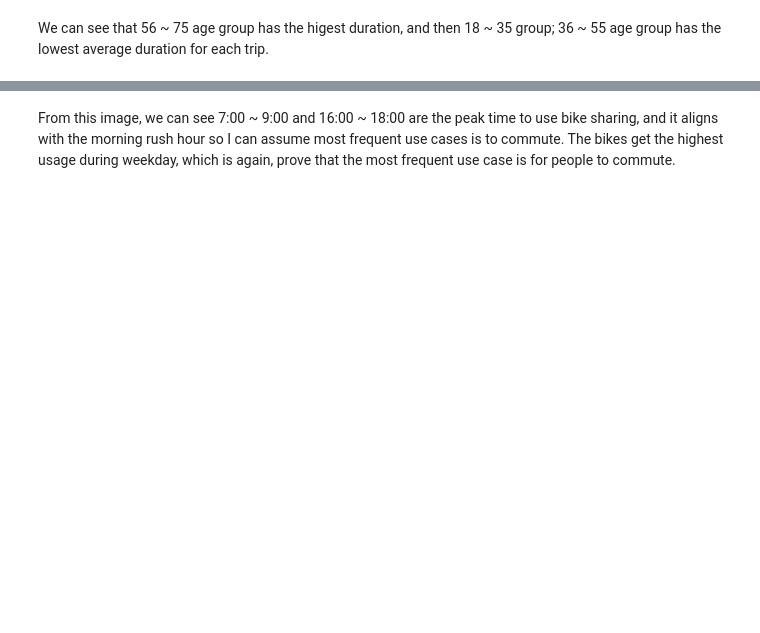
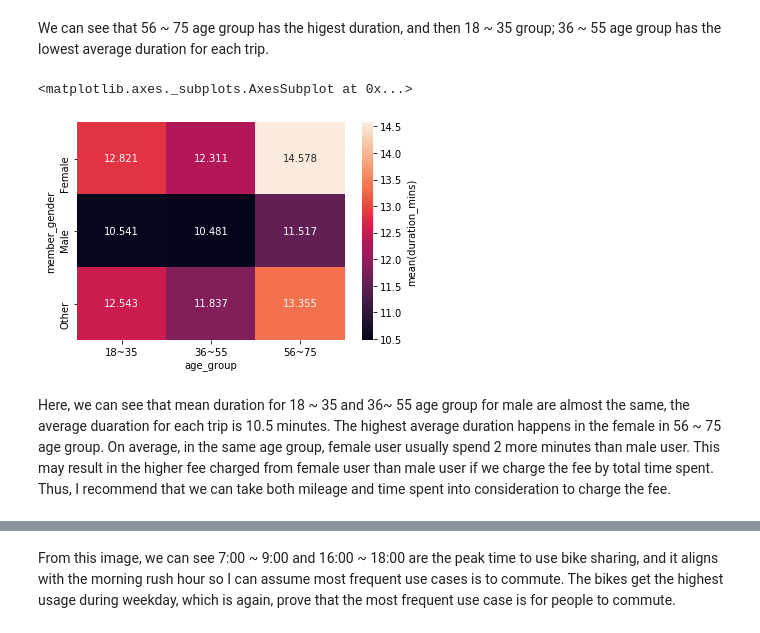
Before and after one commit to amanda1210/Bike_Sharing_Analysis, a Jupyter notebook: Bikesharing Visualization.ipynb, the cells around one changed output, grey strips where cells are left out. Drawn from its saved outputs; the diff is of its cells as text; code cells hidden in the pictures; blank space fills up the shorter version.

```diff
--- a/Bikesharing Visualization.ipynb
+++ b/Bikesharing Visualization.ipynb
@@ -329,5 +347,18 @@ Text(0.5, 1.0, 'Bar chart of duration by age group')
 # %% [markdown]
 We can see that 56 ~ 75 age group has the higest duration, and then 18 ~ 35 group; 36 ~ 55 age group has the lowest average duration for each trip.
+# %%
+# Heatmap for different age_group and gender
+cat_means = bike.groupby(['age_group', 'member_gender']).mean()['duration_mins']
+cat_means = cat_means.reset_index(name = 'mean_duration_mins')
+cat_means = cat_means.pivot(index = 'member_gender', columns = 'age_group',
+                            values = 'mean_duration_mins')
+sns.heatmap(cat_means, annot = True, fmt = '.3f',
+           cbar_kws = {'label' : 'mean(duration_mins)'})
+# %% [output]
+<matplotlib.axes._subplots.AxesSubplot at 0x...>
+[figure, added]
+# %% [markdown]
+Here, we can see that mean duration for 18 ~ 35 and 36~ 55 age group for male are almost the same, the average duaration for each trip is 10.5 minutes. The highest average duration happens in the female in 56 ~ 75 age group. On average, in the same age group, female user usually spend 2 more minutes than male user. This may result in the higher fee charged from female user than male user if we charge the fee by total time spent. Thus, I recommend that we can take both mileage and time spent into consideration to charge the fee.
 # %%
 # Check the peak time to use the bike.
 sns.countplot(bike.start_time.dt.hour, color='blue')
```
Also changed, not shown: parts of 27 cells of this notebook, 2 other files.
